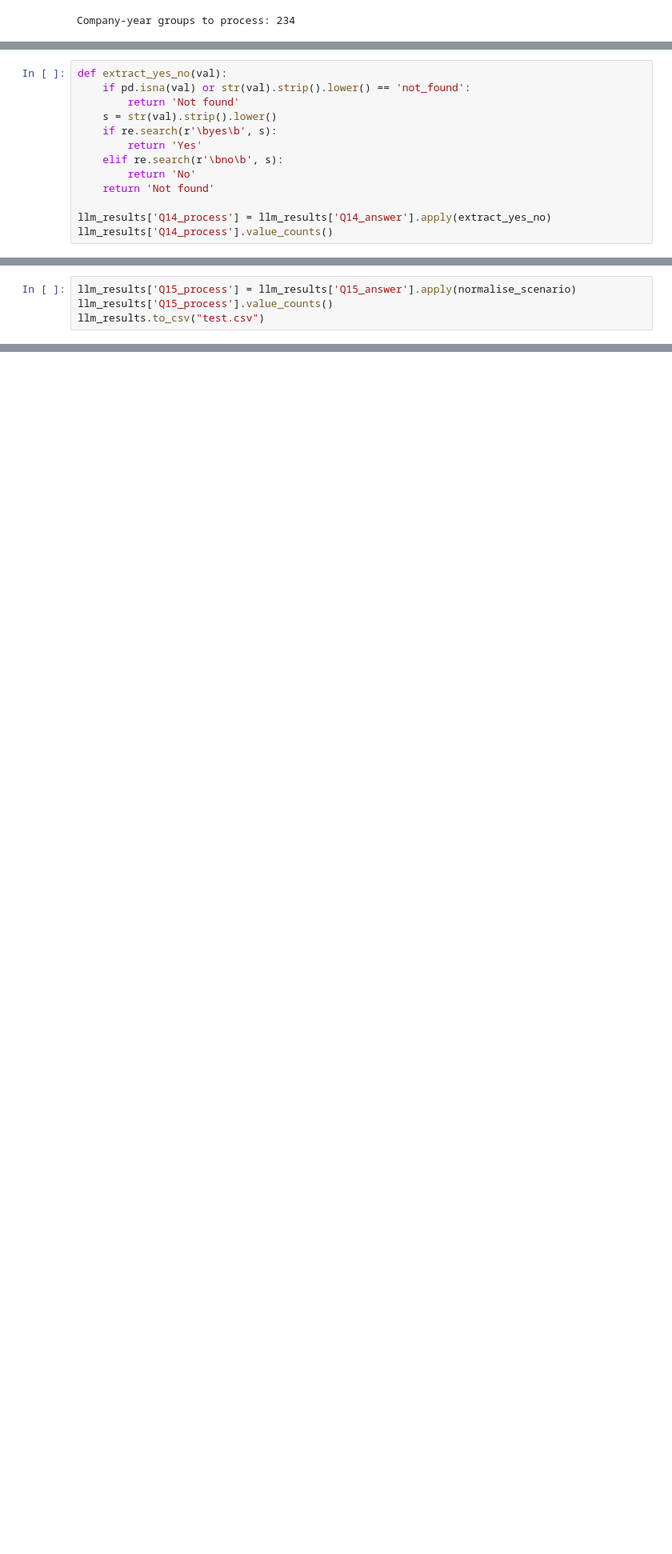
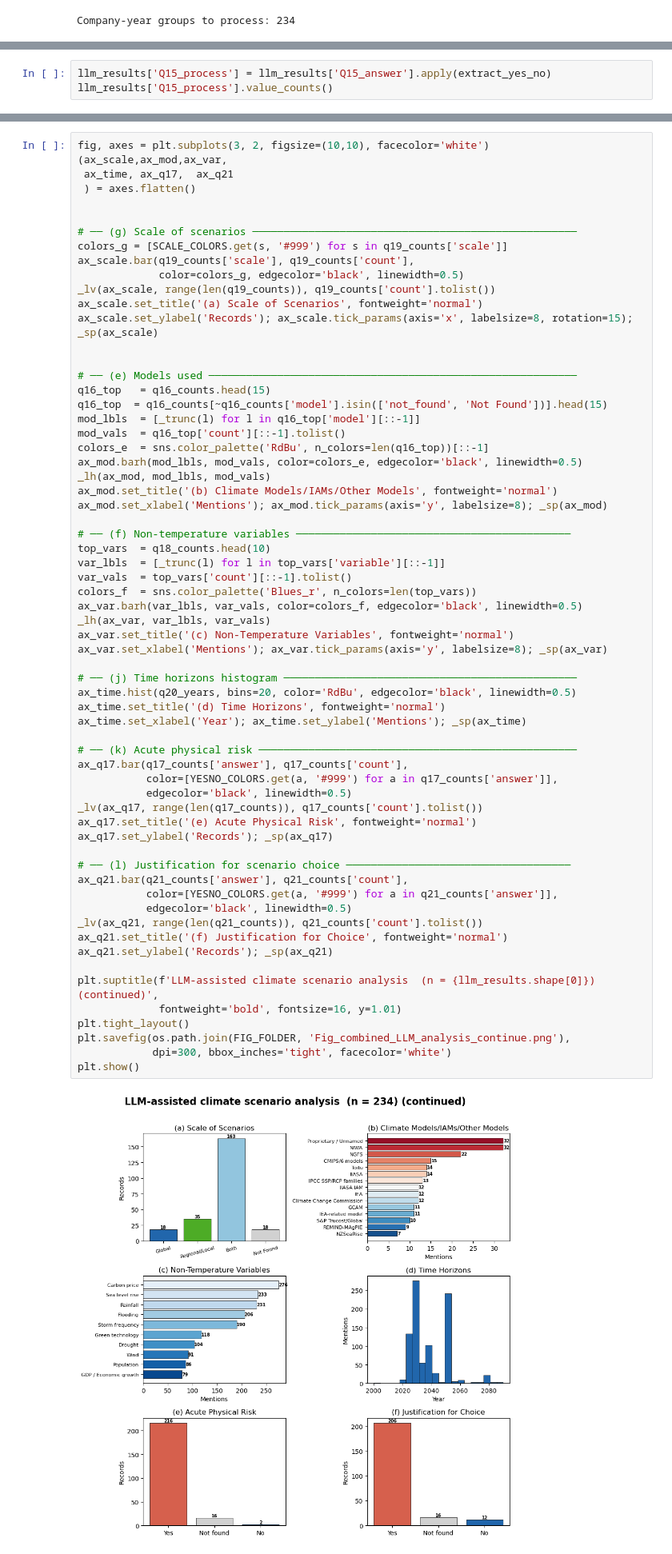
Before and after one commit to quyennguyen2201/LLM_climaterisk_2026, a Jupyter notebook: scripts/4-llm_result.ipynb, the cells around one changed output, grey strips where cells are left out. Shown at 80% size. Saved outputs shown, nothing was run; the diff lists cells and outputs as text; blank space fills up the shorter version.

Commit message:
Update final analysis please.

```diff
--- a/scripts/4-llm_result.ipynb
+++ b/scripts/4-llm_result.ipynb
@@ -465,13 +681,0 @@ Name: count, dtype: int64
-# %%
-def extract_yes_no(val):
-    if pd.isna(val) or str(val).strip().lower() == 'not_found':
-        return 'Not found'
-    s = str(val).strip().lower()
-    if re.search(r'\byes\b', s):
-        return 'Yes'
-    elif re.search(r'\bno\b', s):
-        return 'No'
-    return 'Not found'
-
-llm_results['Q14_process'] = llm_results['Q14_answer'].apply(extract_yes_no)
-llm_results['Q14_process'].value_counts()
@@ -484,4 +681,0 @@ Name: count, dtype: int64
-# %%
-llm_results['Q15_process'] = llm_results['Q15_answer'].apply(normalise_scenario)
-llm_results['Q15_process'].value_counts()
-llm_results.to_csv("test.csv")
@@ -556,0 +682,3 @@ plt.show()
+# %%
+llm_results['Q15_process'] = llm_results['Q15_answer'].apply(extract_yes_no)
+llm_results['Q15_process'].value_counts()
@@ -847,0 +915,66 @@ plt.show()
+# %%
+fig, axes = plt.subplots(3, 2, figsize=(10,10), facecolor='white')
+(ax_scale,ax_mod,ax_var,
+ ax_time, ax_q17,  ax_q21
+ ) = axes.flatten()
+
+
+# ── (g) Scale of scenarios ────────────────────────────────────────────────────
+colors_g = [SCALE_COLORS.get(s, '#999') for s in q19_counts['scale']]
+ax_scale.bar(q19_counts['scale'], q19_counts['count'],
+             color=colors_g, edgecolor='black', linewidth=0.5)
+_lv(ax_scale, range(len(q19_counts)), q19_counts['count'].tolist())
+ax_scale.set_title('(a) Scale of Scenarios', fontweight='normal')
+ax_scale.set_ylabel('Records'); ax_scale.tick_params(axis='x', labelsize=8, rotation=15); _sp(ax_scale)
+
+
+# ── (e) Models used ───────────────────────────────────────────────────────────
+q16_top   = q16_counts.head(15)
+q16_top  = q16_counts[~q16_counts['model'].isin(['not_found', 'Not Found'])].head(15)
+mod_lbls  = [_trunc(l) for l in q16_top['model'][::-1]]
+mod_vals  = q16_top['count'][::-1].tolist()
+colors_e  = sns.color_palette('RdBu', n_colors=len(q16_top))[::-1]
+ax_mod.barh(mod_lbls, mod_vals, color=colors_e, edgecolor='black', linewidth=0.5)
+_lh(ax_mod, mod_lbls, mod_vals)
+ax_mod.set_title('(b) Climate Models/IAMs/Other Models', fontweight='normal')
+ax_mod.set_xlabel('Mentions'); ax_mod.tick_params(axis='y', labelsize=8); _sp(ax_mod)
+
+# ── (f) Non-temperature variables ────────────────────────────────────────────
+top_vars  = q18_counts.head(10)
+var_lbls  = [_trunc(l) for l in top_vars['variable'][::-1]]
+var_vals  = top_vars['count'][::-1].tolist()
+colors_f  = sns.color_palette('Blues_r', n_colors=len(top_vars))
+ax_var.barh(var_lbls, var_vals, color=colors_f, edgecolor='black', linewidth=0.5)
+_lh(ax_var, var_lbls, var_vals)
+ax_var.set_title('(c) Non-Temperature Variables', fontweight='normal')
+ax_var.set_xlabel('Mentions'); ax_var.tick_params(axis='y', labelsize=8); _sp(ax_var)
+
+# ── (j) Time horizons histogram ───────────────────────────────────────────────
+ax_time.hist(q20_years, bins=20, color='RdBu', edgecolor='black', linewidth=0.5)
+ax_time.set_title('(d) Time Horizons', fontweight='normal')
+ax_time.set_xlabel('Year'); ax_time.set_ylabel('Mentions'); _sp(ax_time)
+
+# ── (k) Acute physical risk ───────────────────────────────────────────────────
+ax_q17.bar(q17_counts['answer'], q17_counts['count'],
+           color=[YESNO_COLORS.get(a, '#999') for a in q17_counts['answer']],
+           edgecolor='black', linewidth=0.5)
+_lv(ax_q17, range(len(q17_counts)), q17_counts['count'].tolist())
+ax_q17.set_title('(e) Acute Physical Risk', fontweight='normal')
+ax_q17.set_ylabel('Records'); _sp(ax_q17)
+
+# ── (l) Justification for scenario choice ────────────────────────────────────
+ax_q21.bar(q21_counts['answer'], q21_counts['count'],
+           color=[YESNO_COLORS.get(a, '#999') for a in q21_counts['answer']],
+           edgecolor='black', linewidth=0.5)
+_lv(ax_q21, range(len(q21_counts)), q21_counts['count'].tolist())
+ax_q21.set_title('(f) Justification for Choice', fontweight='normal')
+ax_q21.set_ylabel('Records'); _sp(ax_q21)
+
+plt.suptitle(f'LLM-assisted climate scenario analysis  (n = {llm_results.shape[0]}) (continued)',
+             fontweight='bold', fontsize=16, y=1.01)
+plt.tight_layout()
+plt.savefig(os.path.join(FIG_FOLDER, 'Fig_combined_LLM_analysis_continue.png'),
+            dpi=300, bbox_inches='tight', facecolor='white')
+plt.show()
+# %% [output]
+[figure, added]
```
Also changed, not shown: parts of 16 cells of this notebook, 3 other files.
